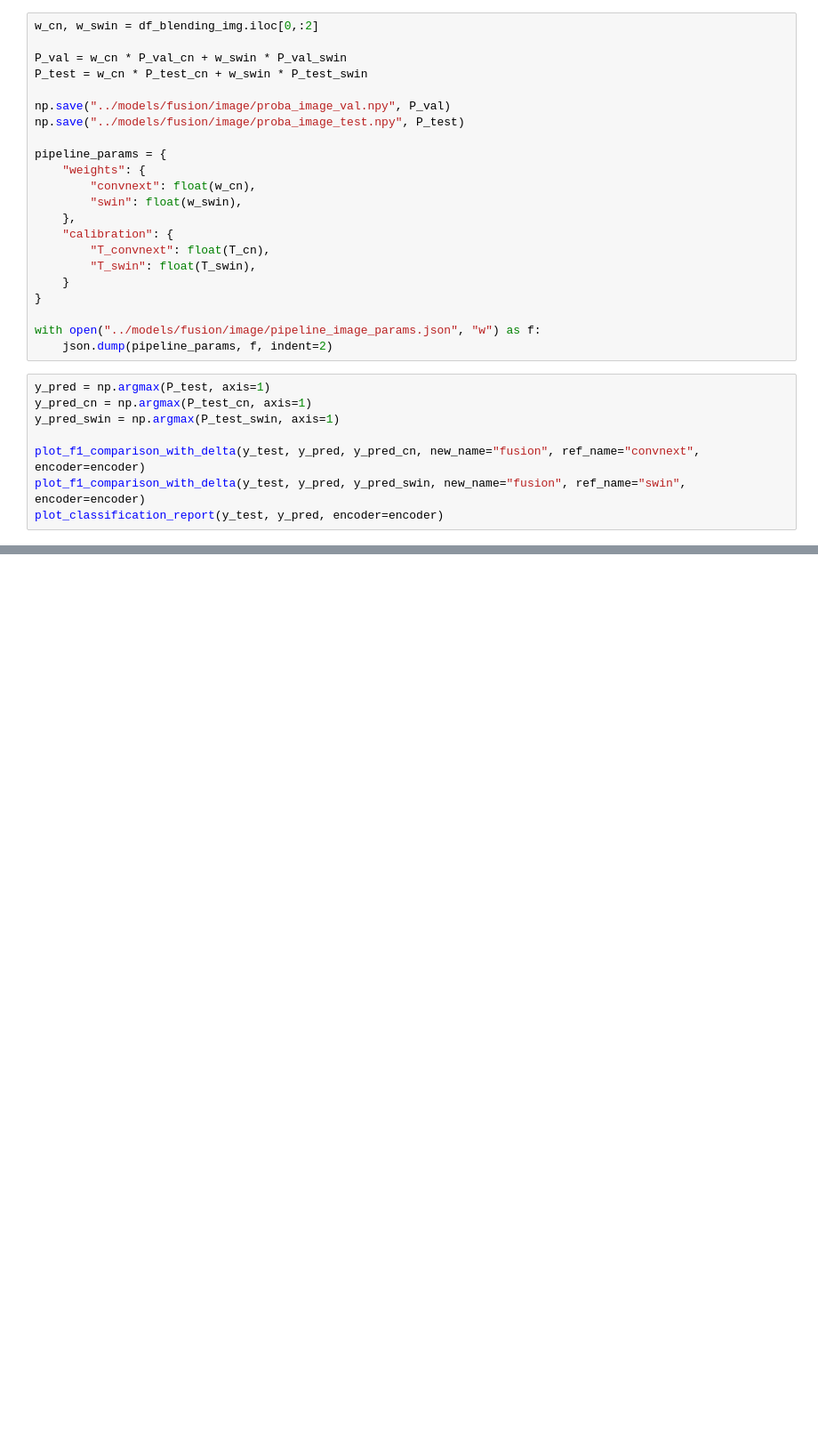
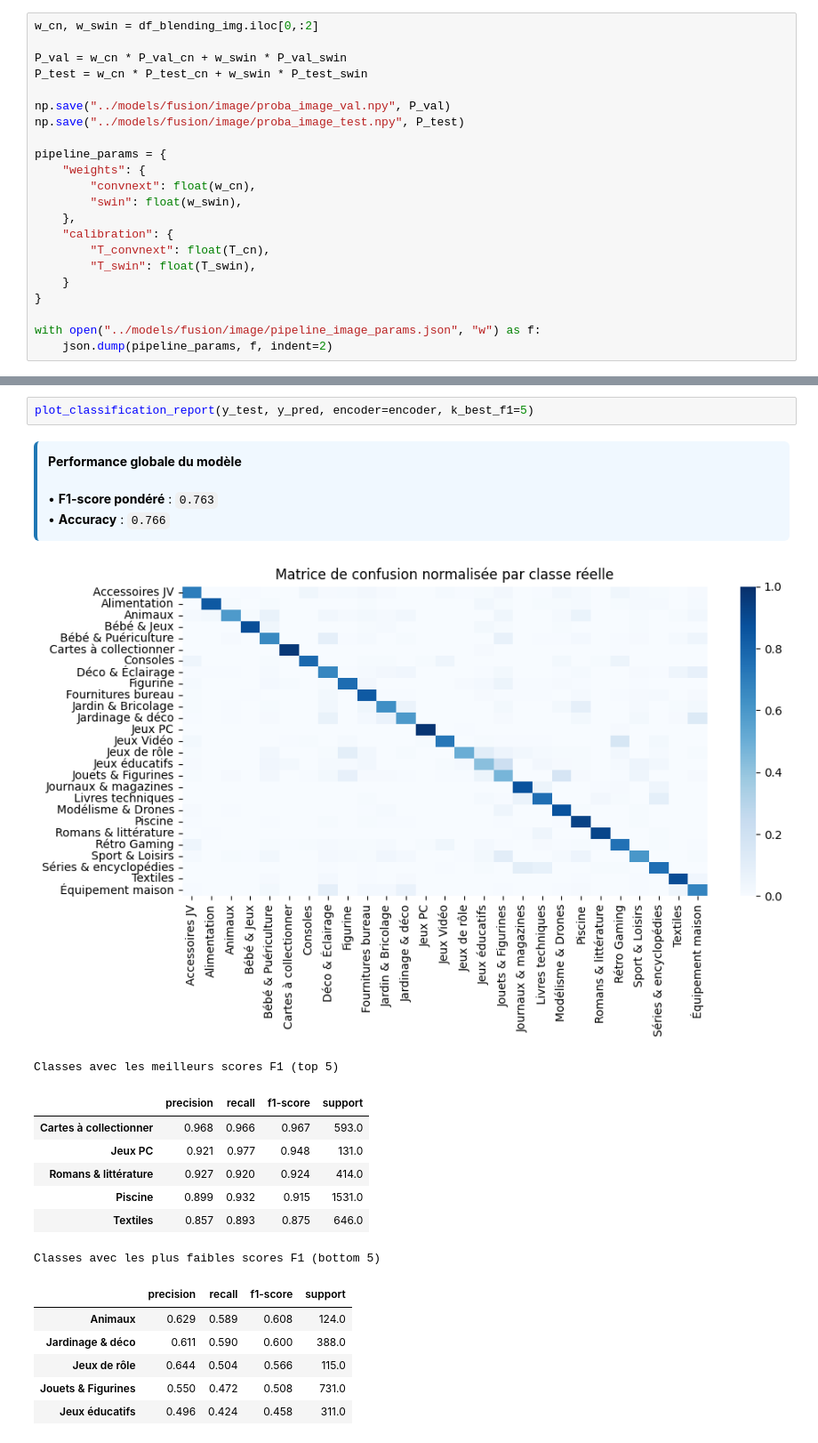
Before and after one commit to beautiful-pixel/DS_rakuten, a Jupyter notebook: notebooks/image_xxx_fusion.ipynb, the cells around one changed output, grey strips where cells are left out. Shown at 89% size. Cells and saved outputs as stored; diff of their text form; blank space fills up the shorter version.

```diff
--- a/notebooks/image_xxx_fusion.ipynb
+++ b/notebooks/image_xxx_fusion.ipynb
@@ -198,11 +396,3 @@ pipeline_params = {
 
 with open("../models/fusion/image/pipeline_image_params.json", "w") as f:
     json.dump(pipeline_params, f, indent=2)
-# %%
-y_pred = np.argmax(P_test, axis=1)
-y_pred_cn = np.argmax(P_test_cn, axis=1)
-y_pred_swin = np.argmax(P_test_swin, axis=1)
-
-plot_f1_comparison_with_delta(y_test, y_pred, y_pred_cn, new_name="fusion", ref_name="convnext", encoder=encoder)
-plot_f1_comparison_with_delta(y_test, y_pred, y_pred_swin, new_name="fusion", ref_name="swin", encoder=encoder)
-plot_classification_report(y_test, y_pred, encoder=encoder)
@@ -229,0 +429,21 @@ Confusions les plus fréquentes (top 5)
+# %%
+plot_classification_report(y_test, y_pred, encoder=encoder, k_best_f1=5)
+# %% [output]
+Performance globale du modèle
+• F1-score pondéré : 0.763
+• Accuracy : 0.766
+[figure, added]
+Classes avec les meilleurs scores F1 (top 5)
+|  | precision | recall | f1-score | support |
+| Cartes à collectionner | 0.968 | 0.966 | 0.967 | 593.0 |
+| Jeux PC | 0.921 | 0.977 | 0.948 | 131.0 |
+| Romans & littérature | 0.927 | 0.920 | 0.924 | 414.0 |
+| Piscine | 0.899 | 0.932 | 0.915 | 1531.0 |
+| Textiles | 0.857 | 0.893 | 0.875 | 646.0 |
+Classes avec les plus faibles scores F1 (bottom 5)
+|  | precision | recall | f1-score | support |
+| Animaux | 0.629 | 0.589 | 0.608 | 124.0 |
+| Jardinage & déco | 0.611 | 0.590 | 0.600 | 388.0 |
+| Jeux de rôle | 0.644 | 0.504 | 0.566 | 115.0 |
+| Jouets & Figurines | 0.550 | 0.472 | 0.508 | 731.0 |
+| Jeux éducatifs | 0.496 | 0.424 | 0.458 | 311.0 |
```
Also changed, not shown: parts of 15 cells of this notebook, 44 other files.
